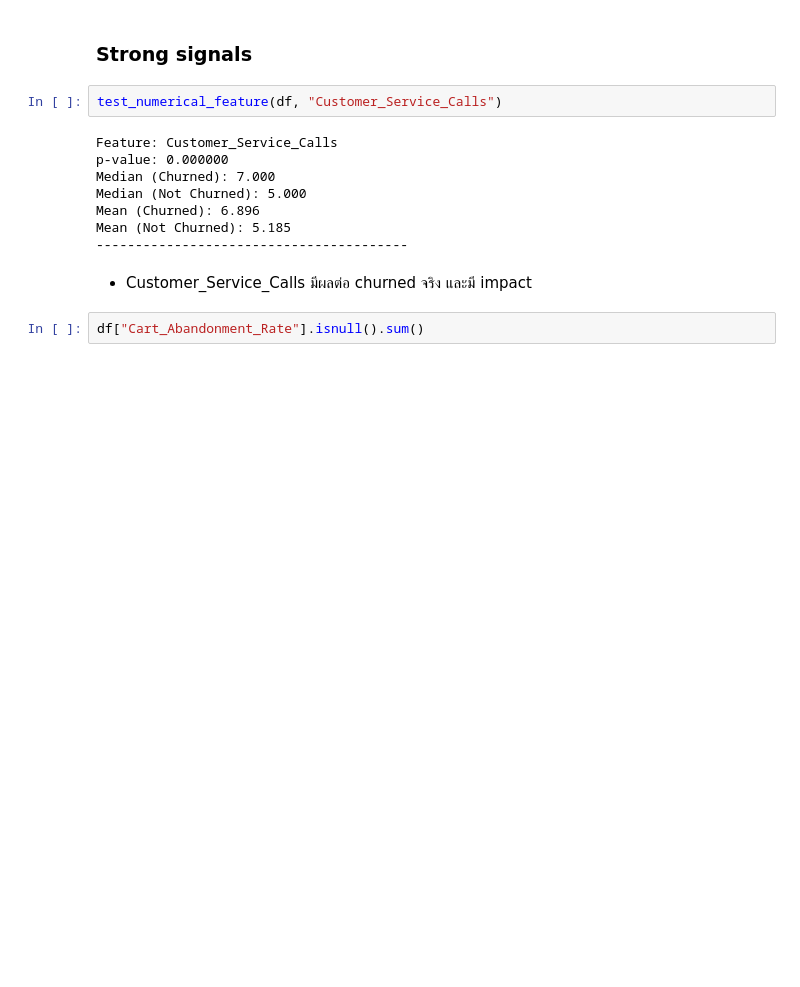
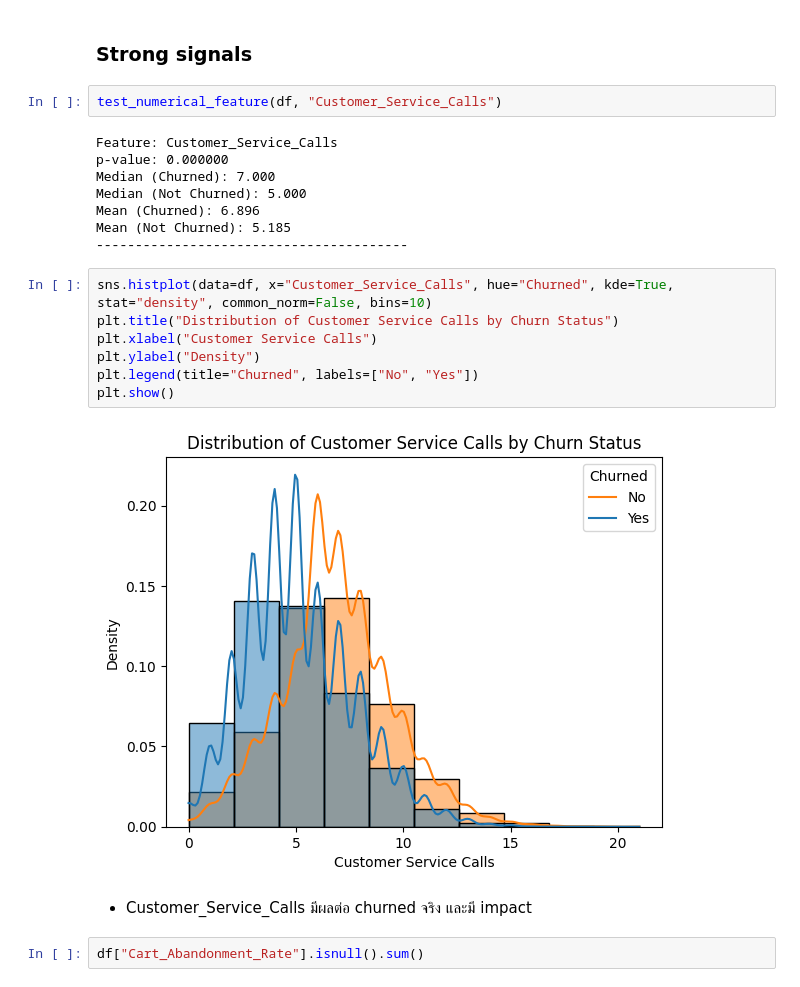
Before and after one commit to ppts2545/Eccommerce-Customer-Behavior-Dataset, a Jupyter notebook: notebooks/04_statistic/stat_1_numerical.ipynb, the cells around one changed output. Drawn from its saved outputs; the diff is of its cells as text; blank space fills up the shorter version.

```diff
--- a/notebooks/04_statistic/stat_1_numerical.ipynb
+++ b/notebooks/04_statistic/stat_1_numerical.ipynb
@@ -47,6 +47,15 @@ Median (Not Churned): 5.000
 Mean (Churned): 6.896
 Mean (Not Churned): 5.185
 ----------------------------------------
+# %%
+sns.histplot(data=df, x="Customer_Service_Calls", hue="Churned", kde=True, stat="density", common_norm=False, bins=10)
+plt.title("Distribution of Customer Service Calls by Churn Status")
+plt.xlabel("Customer Service Calls")
+plt.ylabel("Density")
+plt.legend(title="Churned", labels=["No", "Yes"])
+plt.show()
+# %% [output]
+[figure, added]
 # %% [markdown]
 - Customer_Service_Calls มีผลต่อ churned จริง และมี impact
 # %%
```
Also changed, not shown: parts of 6 cells of this notebook, 1 other file.
